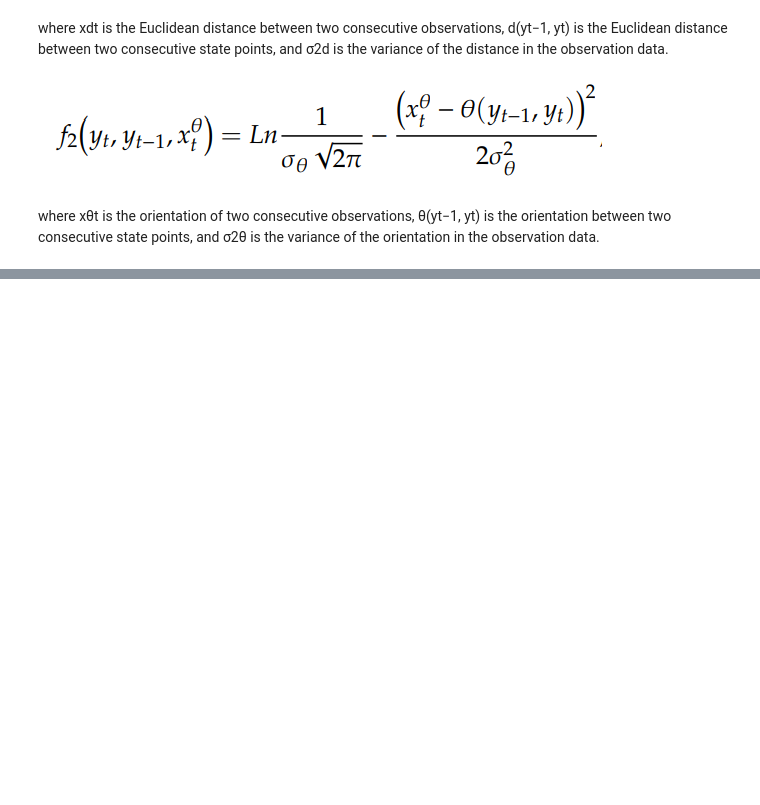
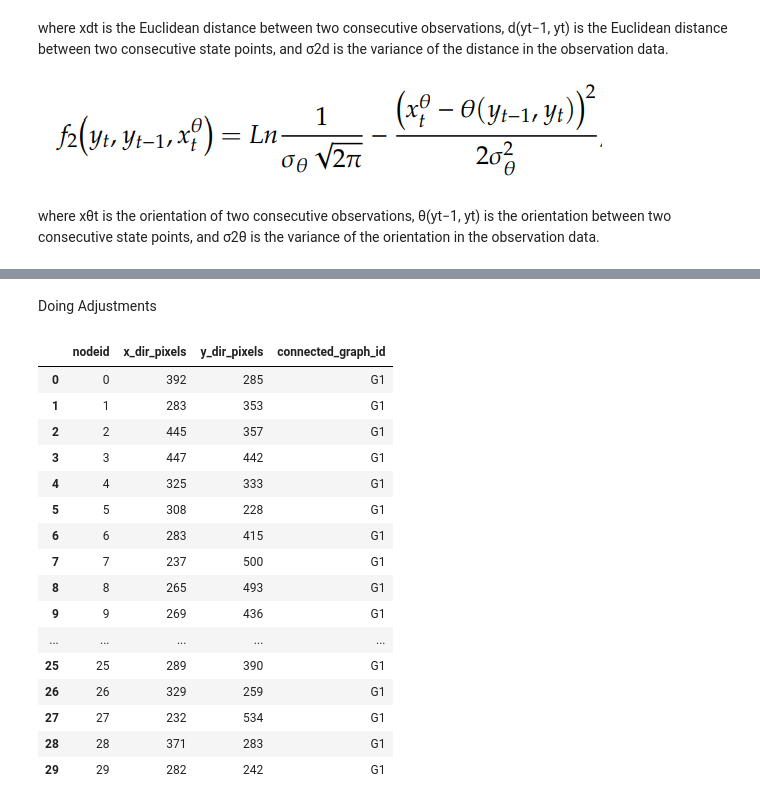
Before and after one commit to mashkarharis/Indoor-Floorplan-Localization-CRF, a Jupyter notebook: CRF.ipynb, the cells around one changed output, grey strips where cells are left out. Saved outputs shown, nothing was run; the diff lists cells and outputs as text; code cells hidden in the pictures; blank space fills up the shorter version.

```diff
--- a/CRF.ipynb
+++ b/CRF.ipynb
@@ -67,0 +263,23 @@ where xθt is the orientation of two consecutive observations, θ(yt−1, yt) is
+# %% [markdown]
+Doing Adjustments
+# %%
+graphtable=pd.DataFrame(graph)
+graphtable
+# %% [output]
+|  | nodeid | x_dir_pixels | y_dir_pixels | connected_graph_id |
+| 0 | 0 | 392 | 285 | G1 |
+| 1 | 1 | 283 | 353 | G1 |
+| 2 | 2 | 445 | 357 | G1 |
+| 3 | 3 | 447 | 442 | G1 |
+| 4 | 4 | 325 | 333 | G1 |
+| 5 | 5 | 308 | 228 | G1 |
+| 6 | 6 | 283 | 415 | G1 |
+| 7 | 7 | 237 | 500 | G1 |
+| 8 | 8 | 265 | 493 | G1 |
+| 9 | 9 | 269 | 436 | G1 |
+| ... | ... | ... | ... | ... |
+| 25 | 25 | 289 | 390 | G1 |
+| 26 | 26 | 329 | 259 | G1 |
+| 27 | 27 | 232 | 534 | G1 |
+| 28 | 28 | 371 | 283 | G1 |
+| 29 | 29 | 282 | 242 | G1 |
```
Also changed, not shown: parts of 37 cells of this notebook, 5 other files.
